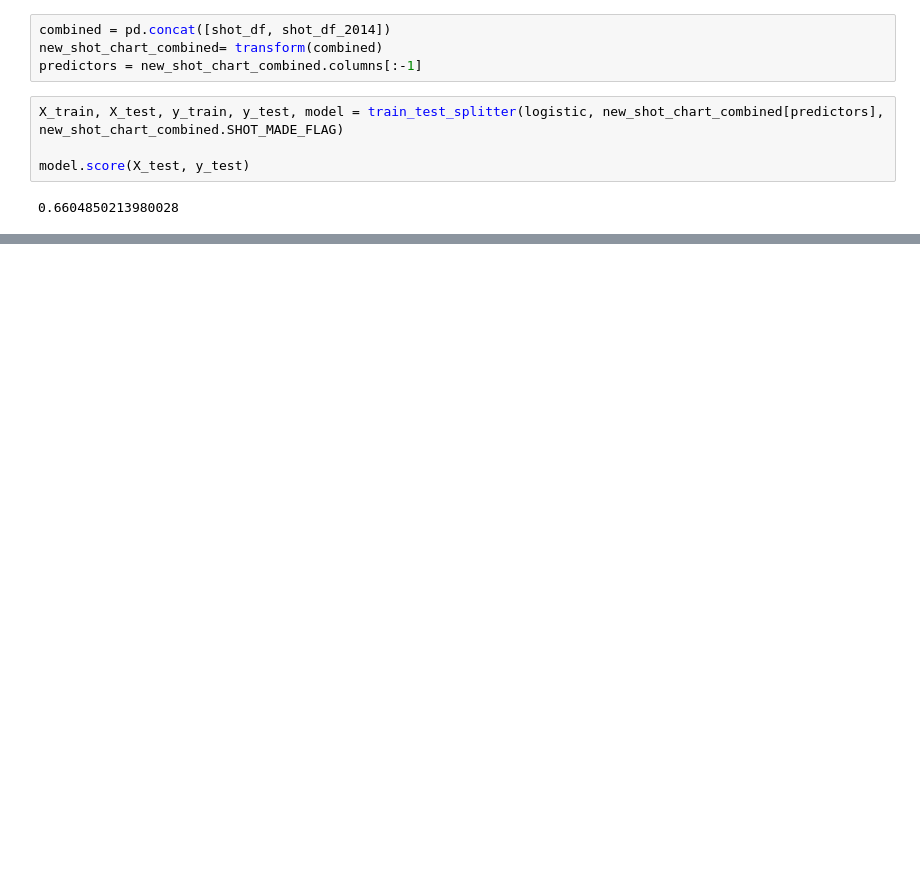
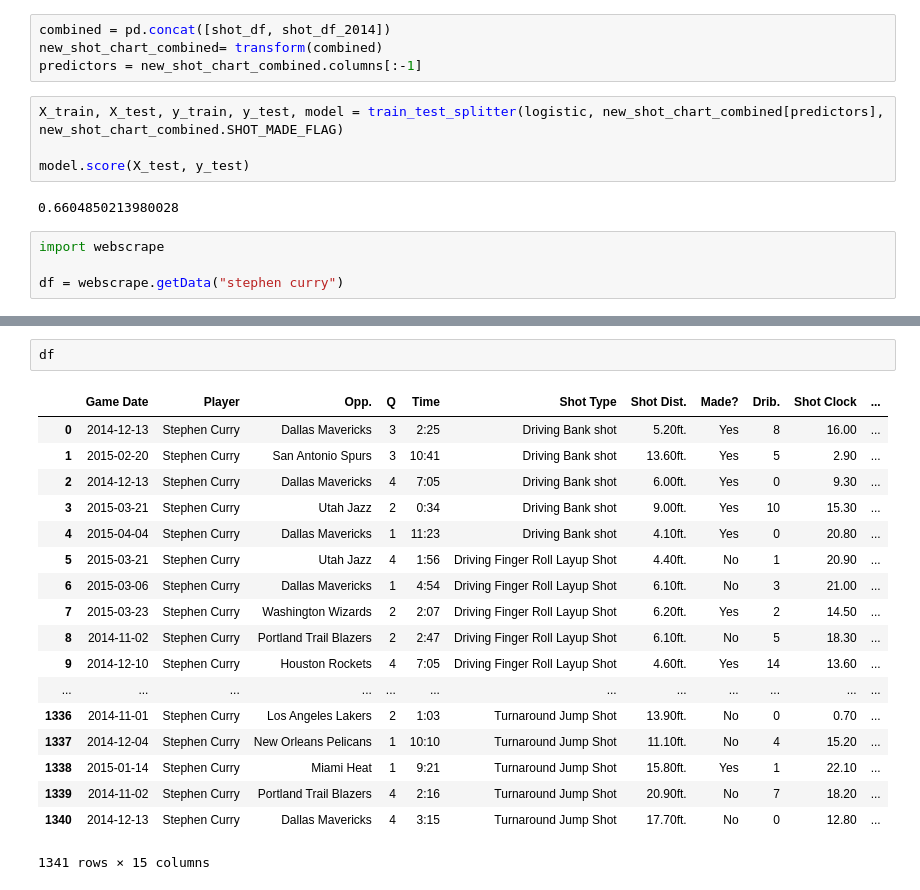
Before and after one commit to billmwong/FiveThirtyGreat, a Jupyter notebook: shot_predictor.ipynb, the cells around one changed output, grey strips where cells are left out. Saved outputs shown, nothing was run; the diff lists cells and outputs as text; blank space fills up the shorter version.

```diff
--- a/shot_predictor.ipynb
+++ b/shot_predictor.ipynb
@@ -177,3 +114,7 @@ X_train, X_test, y_train, y_test, model = train_test_splitter(logistic, new_shot
 model.score(X_test, y_test)
 # %% [output]
 0.6604850213980028
+# %%
+import webscrape
+
+df = webscrape.getData("stephen curry")
@@ -179,0 +139,21 @@ model.score(X_test, y_test)
+# %%
+df
+# %% [output]
+|  | Game Date | Player | Opp. | Q | Time | Shot Type | Shot Dist. | Made? | Drib. | Shot Clock | ... |
+| 0 | 2014-12-13 | Stephen Curry | Dallas Mavericks | 3 | 2:25 | Driving Bank shot | 5.20ft. | Yes | 8 | 16.00 | ... |
+| 1 | 2015-02-20 | Stephen Curry | San Antonio Spurs | 3 | 10:41 | Driving Bank shot | 13.60ft. | Yes | 5 | 2.90 | ... |
+| 2 | 2014-12-13 | Stephen Curry | Dallas Mavericks | 4 | 7:05 | Driving Bank shot | 6.00ft. | Yes | 0 | 9.30 | ... |
+| 3 | 2015-03-21 | Stephen Curry | Utah Jazz | 2 | 0:34 | Driving Bank shot | 9.00ft. | Yes | 10 | 15.30 | ... |
+| 4 | 2015-04-04 | Stephen Curry | Dallas Mavericks | 1 | 11:23 | Driving Bank shot | 4.10ft. | Yes | 0 | 20.80 | ... |
+| 5 | 2015-03-21 | Stephen Curry | Utah Jazz | 4 | 1:56 | Driving Finger Roll Layup Shot | 4.40ft. | No | 1 | 20.90 | ... |
+| 6 | 2015-03-06 | Stephen Curry | Dallas Mavericks | 1 | 4:54 | Driving Finger Roll Layup Shot | 6.10ft. | No | 3 | 21.00 | ... |
+| 7 | 2015-03-23 | Stephen Curry | Washington Wizards | 2 | 2:07 | Driving Finger Roll Layup Shot | 6.20ft. | Yes | 2 | 14.50 | ... |
+| 8 | 2014-11-02 | Stephen Curry | Portland Trail Blazers | 2 | 2:47 | Driving Finger Roll Layup Shot | 6.10ft. | No | 5 | 18.30 | ... |
+| 9 | 2014-12-10 | Stephen Curry | Houston Rockets | 4 | 7:05 | Driving Finger Roll Layup Shot | 4.60ft. | Yes | 14 | 13.60 | ... |
+| ... | ... | ... | ... | ... | ... | ... | ... | ... | ... | ... | ... |
+| 1336 | 2014-11-01 | Stephen Curry | Los Angeles Lakers | 2 | 1:03 | Turnaround Jump Shot | 13.90ft. | No | 0 | 0.70 | ... |
+| 1337 | 2014-12-04 | Stephen Curry | New Orleans Pelicans | 1 | 10:10 | Turnaround Jump Shot | 11.10ft. | No | 4 | 15.20 | ... |
+| 1338 | 2015-01-14 | Stephen Curry | Miami Heat | 1 | 9:21 | Turnaround Jump Shot | 15.80ft. | Yes | 1 | 22.10 | ... |
+| 1339 | 2014-11-02 | Stephen Curry | Portland Trail Blazers | 4 | 2:16 | Turnaround Jump Shot | 20.90ft. | No | 7 | 18.20 | ... |
+| 1340 | 2014-12-13 | Stephen Curry | Dallas Mavericks | 4 | 3:15 | Turnaround Jump Shot | 17.70ft. | No | 0 | 12.80 | ... |
+1341 rows × 15 columns
```
Also changed, not shown: parts of 13 cells of this notebook.
